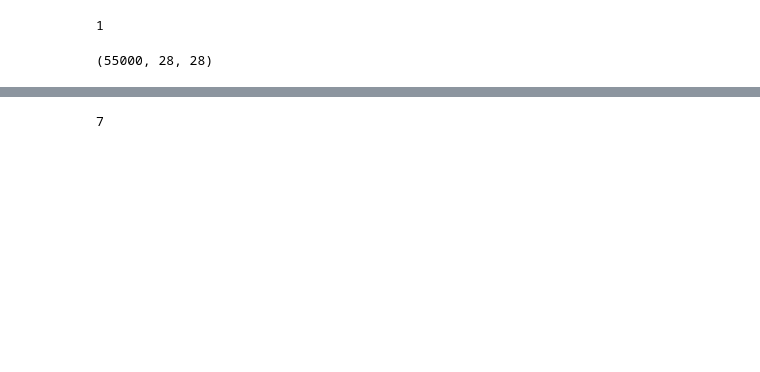
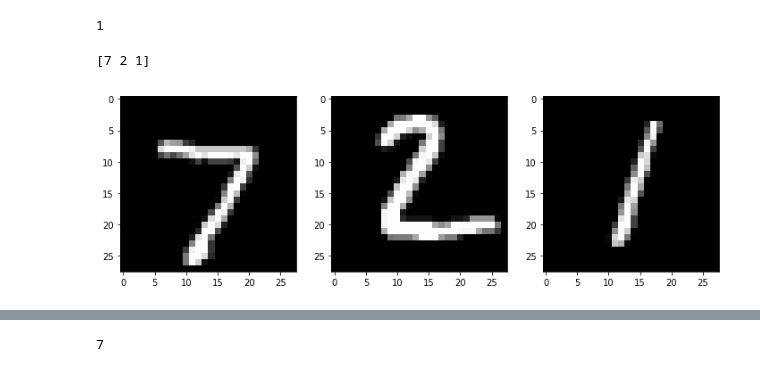
Before and after one commit to fastai/courses, a Jupyter notebook: deeplearning1/nbs/convolution-intro.ipynb, the cells around one changed output, grey strips where cells are left out. Cells and saved outputs as stored; diff of their text form; code cells hidden in the pictures; blank space fills up the shorter version.

```diff
--- a/deeplearning1/nbs/convolution-intro.ipynb
+++ b/deeplearning1/nbs/convolution-intro.ipynb
@@ -42,11 +42,19 @@ def plot(im, interp=False):
 plt.gray()
 plt.close()
 # %%
+"""
 data = np.load("MNIST_data/train.npz")
 images=data['images']
 labels=data['labels']
 n=len(images)
 images.shape
+"""
+from keras.datasets import mnist
+(images, labels), (test_images, test_labels) = mnist.load_data()
+n=len(images)
+plots(test_images[:3])
+print test_labels[:3]
 # %% [output]
-(55000, 28, 28)
+[7 2 1]
+[figure, added]
 # %%
```
Also changed, not shown: parts of 9 cells of this notebook, 9 other files.
